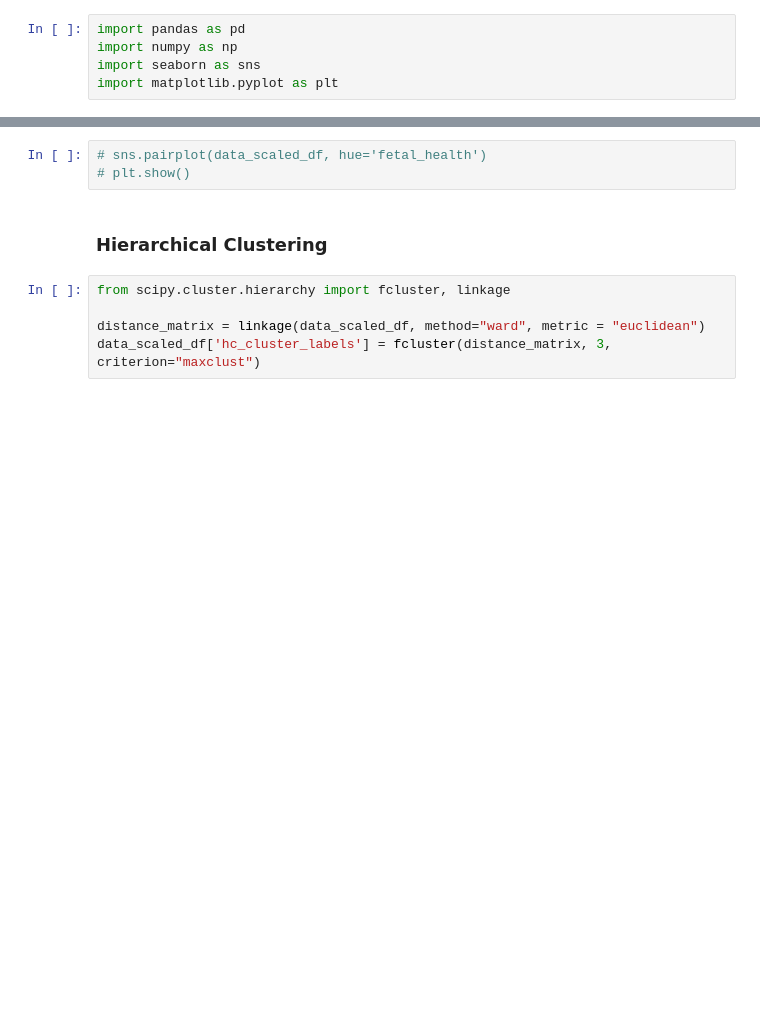
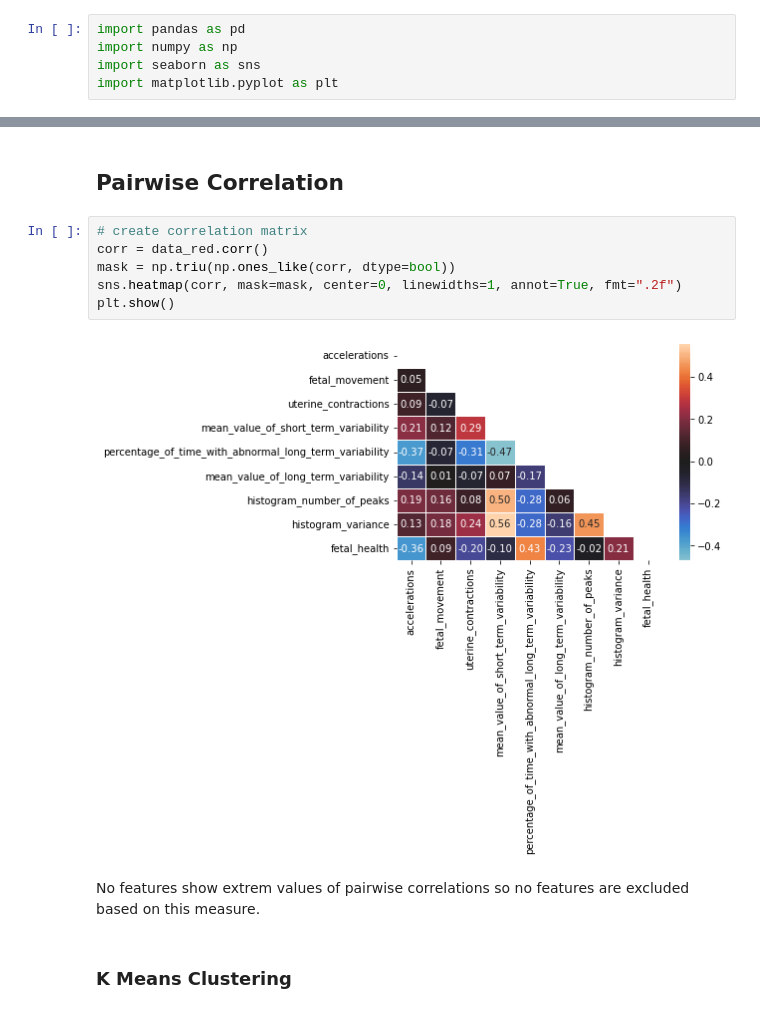
Before and after one commit to aegis301/fetal_health, a Jupyter notebook: 2_data_clustering.ipynb, the cells around one changed output, grey strips where cells are left out. Drawn from its saved outputs; the diff is of its cells as text; blank space fills up the shorter version.

```diff
--- a/2_data_clustering.ipynb
+++ b/2_data_clustering.ipynb
@@ -31,10 +100,14 @@ I chose the RobustScaler to minimize the influence of outliers in the data. As s
-# %%
-# sns.pairplot(data_scaled_df, hue='fetal_health')
-# plt.show()
+# %% [markdown]
+## Pairwise Correlation
+# %%
+# create correlation matrix
+corr = data_red.corr()
+mask = np.triu(np.ones_like(corr, dtype=bool))
+sns.heatmap(corr, mask=mask, center=0, linewidths=1, annot=True, fmt=".2f")
+plt.show()
+# %% [output]
+[figure, added]
+# %% [markdown]
+No features show extrem values of pairwise correlations so no features are excluded based on this measure.
 # %% [markdown]
-### Hierarchical Clustering
+### K Means Clustering
-# %%
-from scipy.cluster.hierarchy import fcluster, linkage
-
-distance_matrix = linkage(data_scaled_df, method="ward", metric = "euclidean")
-data_scaled_df['hc_cluster_labels'] = fcluster(distance_matrix, 3, criterion="maxclust")
```
Also changed, not shown: parts of 13 cells of this notebook.
